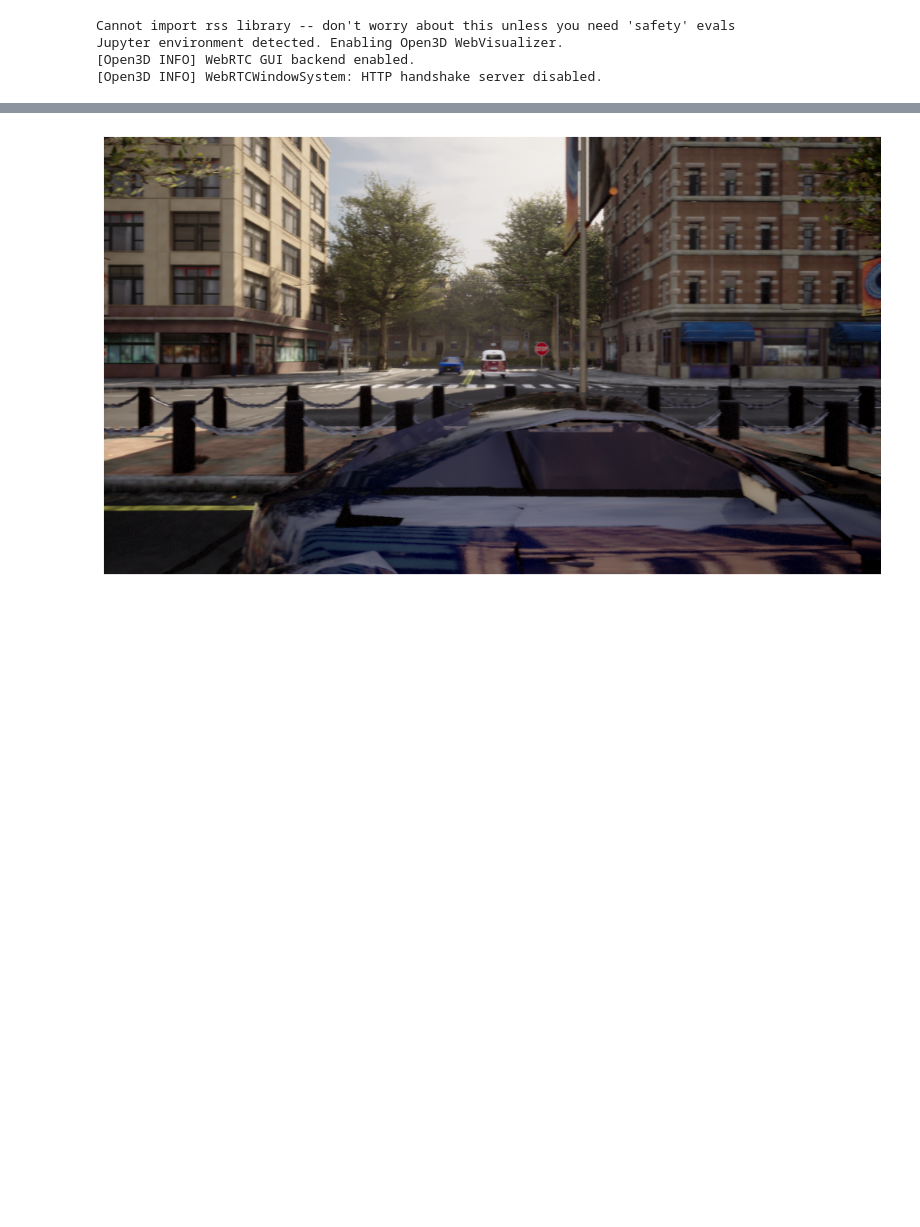
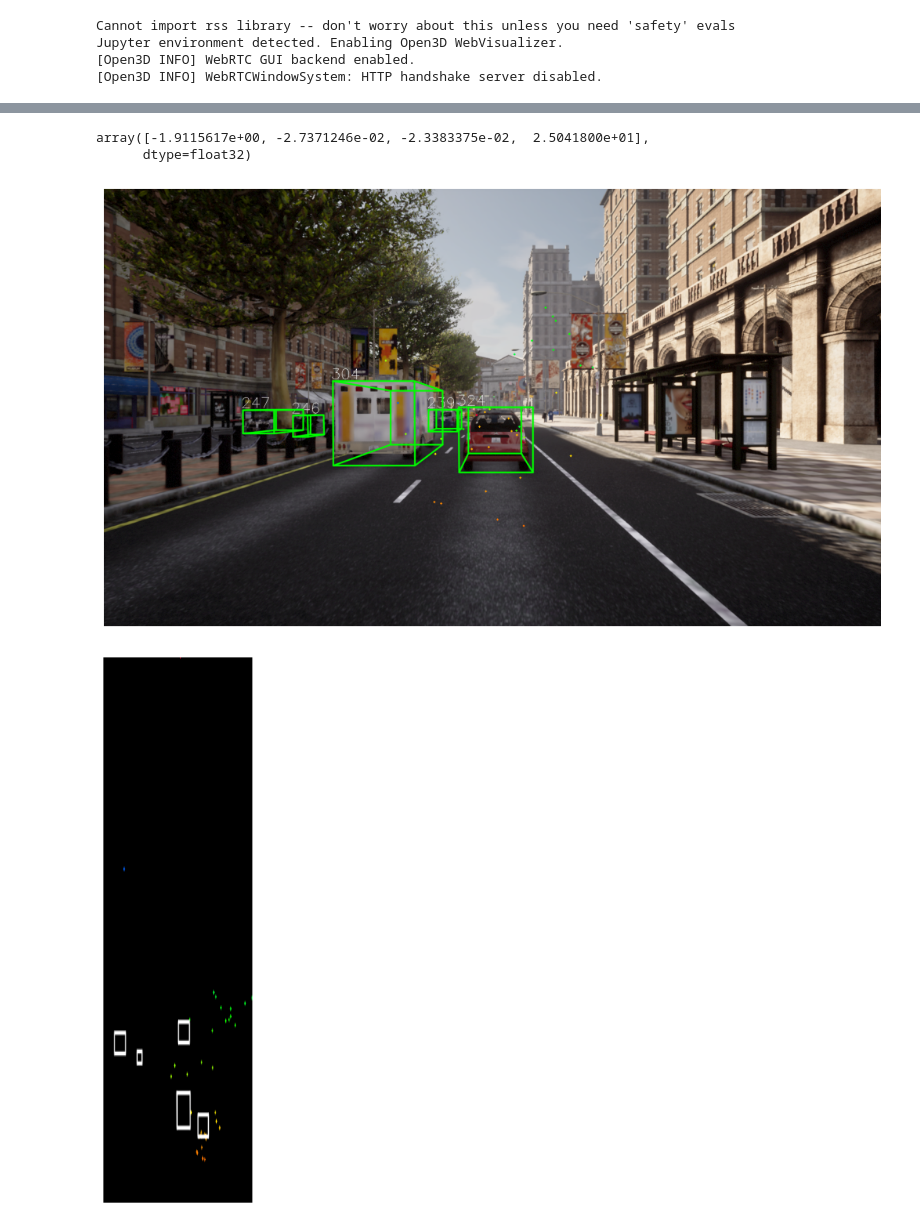
Before and after one commit to avstack-lab/carla-sandbox, a Jupyter notebook: notebooks/test_carla_dataset.ipynb, the cells around one changed output, grey strips where cells are left out. Saved outputs shown, nothing was run; the diff lists cells and outputs as text; code cells hidden in the pictures; blank space fills up the shorter version.

```diff
--- a/notebooks/test_carla_dataset.ipynb
+++ b/notebooks/test_carla_dataset.ipynb
@@ -2,7 +2,7 @@
 import avstack
 import avapi
 
-data_dir = '/data/spencer/CARLA/object-v1/'
+data_dir = '../examples/sim-results/'
 CSM = avapi.carla.CarlaScenesManager(data_dir=data_dir)
 # %% [output]
 Cannot import rss library -- don't worry about this unless you need 'safety' evals
@@ -18,2 +16,7 @@ CSM.scenes
 # %%
 CDM = CSM.get_scene_dataset_by_index(0)
+# %%
+frame = CDM.frames[-10]
+rad = CDM.get_radar(frame=frame)
+ssimg = CDM.get_semseg_image(frame=frame)
+ssimg.view()
@@ -20,7 +27,19 @@ CDM = CSM.get_scene_dataset_by_index(0)
+# %%
+rad = CDM.get_radar(frame=frame, sensor="main_radar")
+np.mean(rad.data.x, axis=0)
+# %% [output]
+array([-1.9115617e+00, -2.7371246e-02, -2.3383375e-02,  2.5041800e+01],
+      dtype=float32)
 # %%
-frame = CDM.frames[-3]
-img = CDM.get_image(frame=frame, sensor="CAM_FRONT_LEFT")
-objs = CDM.get_objects(frame=frame, sensor="CAM_FRONT_RIGHT", max_occ=avstack.environment.objects.Occlusion.PARTIAL)
-avapi.visualize.snapshot.show_image_with_boxes(img, boxes=objs, inline=True)
+img = CDM.get_image(frame=frame, sensor="main_camera")
+pc = CDM.get_lidar(frame=frame, sensor="main_lidar")
+rad = CDM.get_radar(frame=frame, sensor="main_radar")
+objs = CDM.get_objects(frame=frame, sensor="main_radar", max_occ=avstack.environment.objects.Occlusion.PARTIAL)
+rad.data.x = rad.data.x[:,[3,1,2,0]]
+rad_c = rad.convert_to_cartesian()
+
+avapi.visualize.snapshot.show_lidar_on_image(rad_c, img, boxes=objs)
+avapi.visualize.snapshot.show_lidar_bev_with_boxes(rad_c, boxes=objs)
 # %% [output]
-[figure, old version]
+[figure, new version]
+[figure, added]
```
Also changed, not shown: parts of 3 cells of this notebook.
